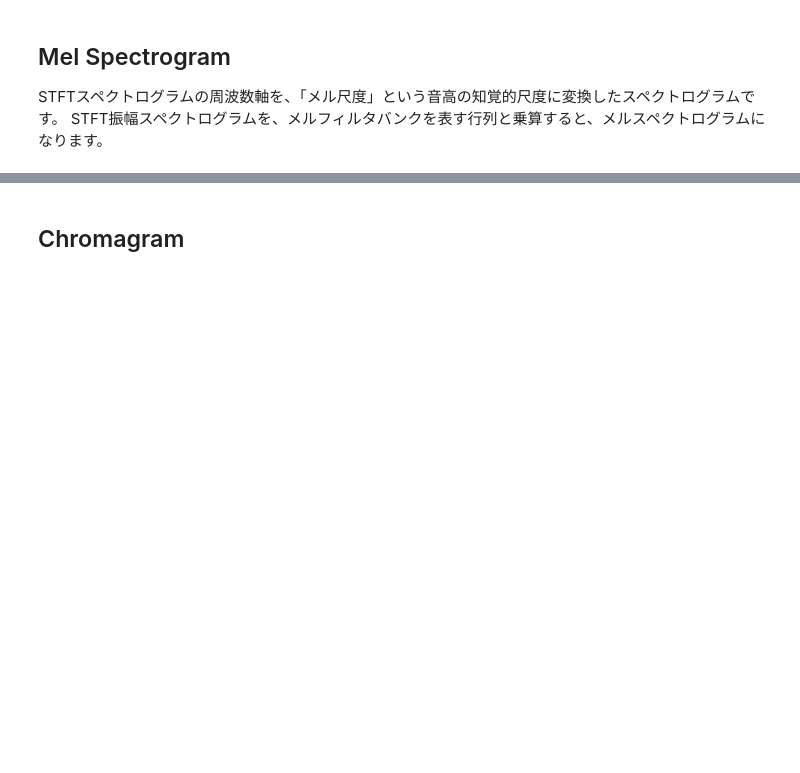
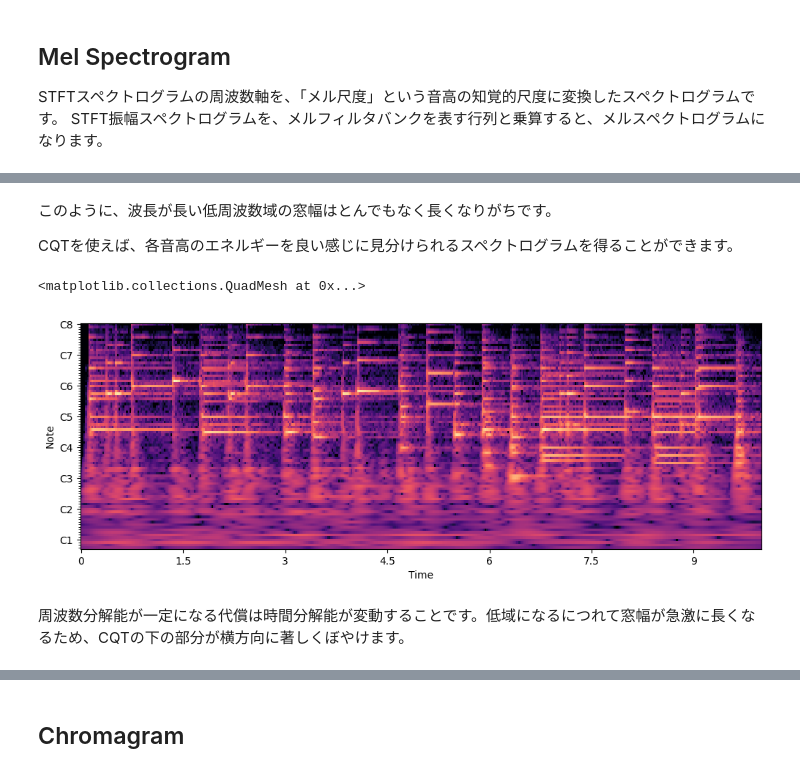
Before and after one commit to ja-MIC/Japanese-MIR-Book, a Jupyter notebook: book/signal_processing/xxgrams.ipynb, the cells around one changed output, grey strips where cells are left out. Cells and saved outputs as stored; diff of their text form; code cells hidden in the pictures; blank space fills up the shorter version.

```diff
--- a/book/signal_processing/xxgrams.ipynb
+++ b/book/signal_processing/xxgrams.ipynb
@@ -85,0 +123,14 @@ $mel_{htk} = 2595.0 * \log_{10}(1.0 + f / 700.0)$
+# %% [markdown]
+このように、波長が長い低周波数域の窓幅はとんでもなく長くなりがちです。
+
+CQTを使えば、各音高のエネルギーを良い感じに見分けられるスペクトログラムを得ることができます。
+# %%
+cqt_spectrogram = librosa.cqt(waveform, sr=sample_rate, fmin=librosa.note_to_hz('A0'), n_bins=88, bins_per_octave=12, filter_scale=2)
+
+plt.figure(figsize=(12, 4))
+librosa.display.specshow(librosa.amplitude_to_db(np.abs(cqt_spectrogram), ref=np.max), sr=sample_rate, x_axis='time', y_axis='cqt_note', fmin=librosa.note_to_hz('A0'), fmax=librosa.note_to_hz('C8'))
+# %% [output]
+<matplotlib.collections.QuadMesh at 0x...>
+[figure, added]
+# %% [markdown]
+周波数分解能が一定になる代償は時間分解能が変動することです。低域になるにつれて窓幅が急激に長くなるため、CQTの下の部分が横方向に著しくぼやけます。
```
Also changed, not shown: parts of 8 cells of this notebook.
